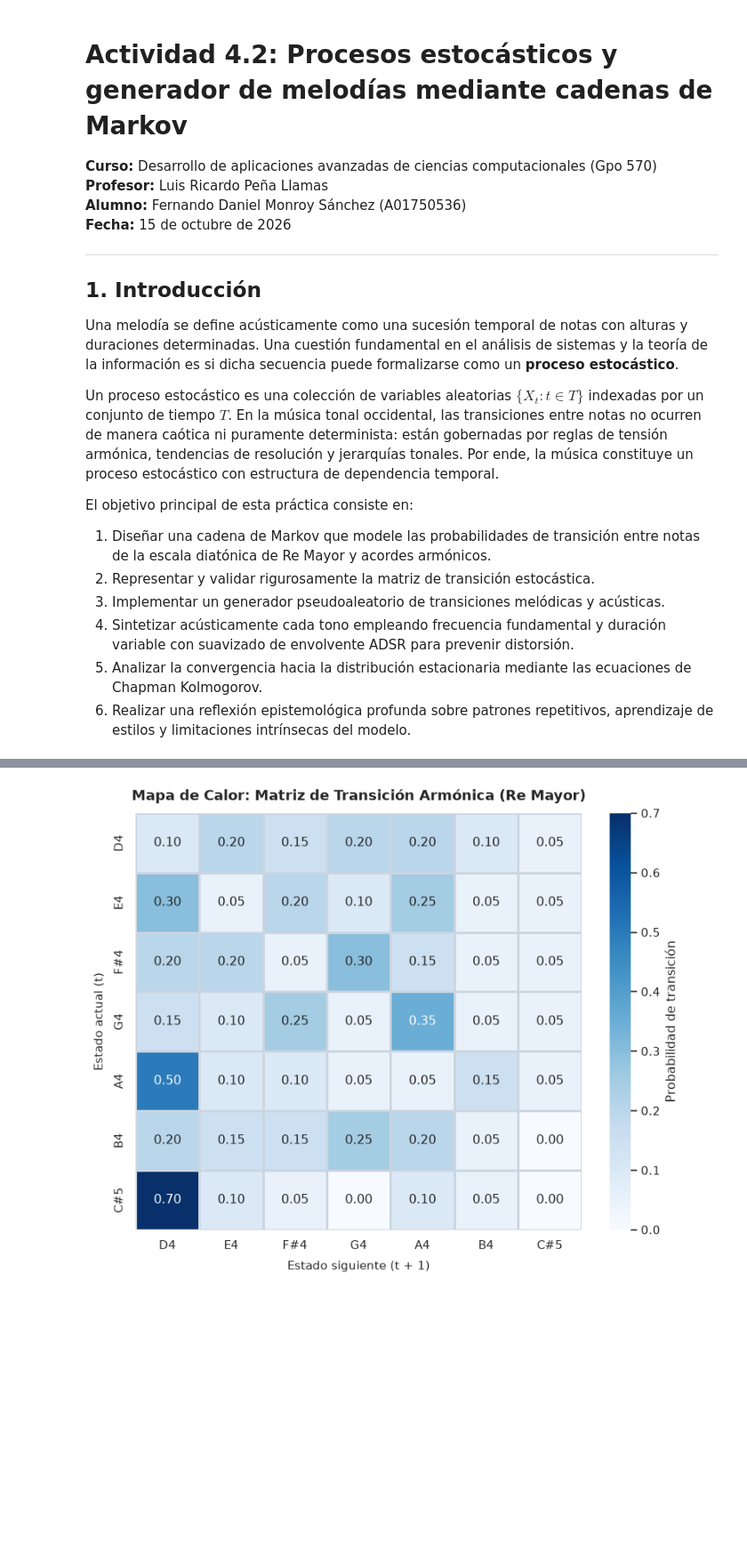
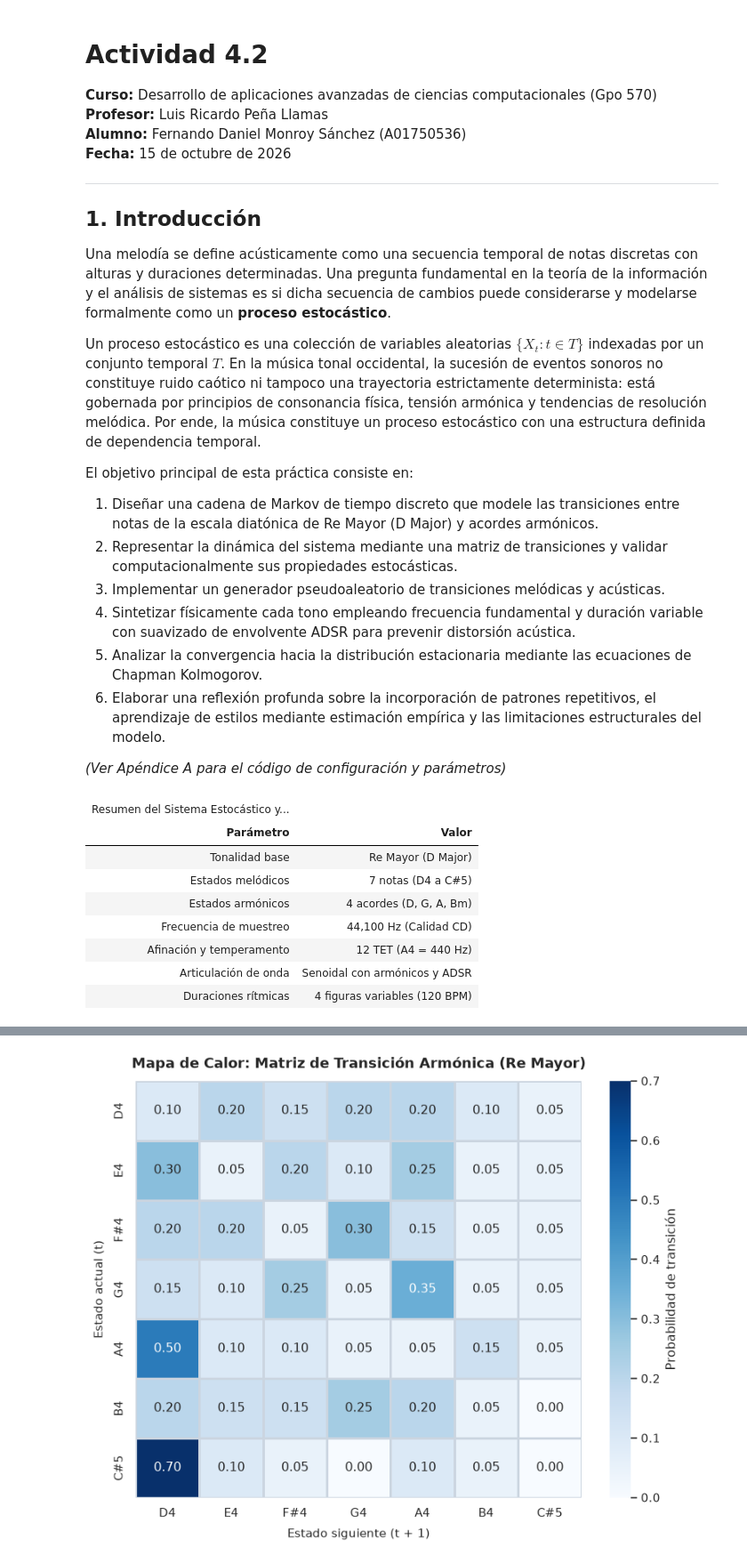
Before and after one commit to fdmonroy/TC3002B, a Jupyter notebook: m4-quant/act 2/notebooks/02_markov_melody_generator.ipynb, the cells around one changed output, grey strips where cells are left out. Shown at 89% size. Drawn from its saved outputs; the diff is of its cells as text; code cells hidden in the pictures; blank space fills up the shorter version.

```diff
--- a/m4-quant/act 2/notebooks/02_markov_melody_generator.ipynb
+++ b/m4-quant/act 2/notebooks/02_markov_melody_generator.ipynb
@@ -1,5 +1,5 @@
 # %% [markdown]
-# Actividad 4.2: Procesos estocásticos y generador de melodías mediante cadenas de Markov
+# Actividad 4.2
 
 **Curso:** Desarrollo de aplicaciones avanzadas de ciencias computacionales (Gpo 570)
 **Profesor:** Luis Ricardo Peña Llamas
@@ -10,17 +10,19 @@
 
 ## 1. Introducción
 
-Una melodía se define acústicamente como una sucesión temporal de notas con alturas y duraciones determinadas. Una cuestión fundamental en el análisis de sistemas y la teoría de la información es si dicha secuencia puede formalizarse como un **proceso estocástico**.
+Una melodía se define acústicamente como una secuencia temporal de notas discretas con alturas y duraciones determinadas. Una pregunta fundamental en la teoría de la información y el análisis de sistemas es si dicha secuencia de cambios puede considerarse y modelarse formalmente como un **proceso estocástico**.
 
-Un proceso estocástico es una colección de variables aleatorias $\{X_t : t \in T\}$ indexadas por un conjunto de tiempo $T$. En la música tonal occidental, las transiciones entre notas no ocurren de manera caótica ni puramente determinista: están gobernadas por reglas de tensión armónica, tendencias de resolución y jerarquías tonales. Por ende, la música constituye un proceso estocástico con estructura de dependencia temporal.
+Un proceso estocástico es una colección de variables aleatorias $\{X_t : t \in T\}$ indexadas por un conjunto temporal $T$. En la música tonal occidental, la sucesión de eventos sonoros no constituye ruido caótico ni tampoco una trayectoria estrictamente determinista: está gobernada por principios de consonancia física, tensión armónica y tendencias de resolución melódica. Por ende, la música constituye un proceso estocástico con una estructura definida de dependencia temporal.
 
 El objetivo principal de esta práctica consiste en:
-1. Diseñar una cadena de Markov que modele las probabilidades de transición entre notas de la escala diatónica de Re Mayor y acordes armónicos.
-2. Representar y validar rigurosamente la matriz de transición estocástica.
+1. Diseñar una cadena de Markov de tiempo discreto que modele las transiciones entre notas de la escala diatónica de Re Mayor (D Major) y acordes armónicos.
+2. Representar la dinámica del sistema mediante una matriz de transiciones y validar computacionalmente sus propiedades estocásticas.
 3. Implementar un generador pseudoaleatorio de transiciones melódicas y acústicas.
-4. Sintetizar acústicamente cada tono empleando frecuencia fundamental y duración variable con suavizado de envolvente ADSR para prevenir distorsión.
+4. Sintetizar físicamente cada tono empleando frecuencia fundamental y duración variable con suavizado de envolvente ADSR para prevenir distorsión acústica.
 5. Analizar la convergencia hacia la distribución estacionaria mediante las ecuaciones de Chapman Kolmogorov.
-6. Realizar una reflexión epistemológica profunda sobre patrones repetitivos, aprendizaje de estilos y limitaciones intrínsecas del modelo.
+6. Elaborar una reflexión profunda sobre la incorporación de patrones repetitivos, el aprendizaje de estilos mediante estimación empírica y las limitaciones estructurales del modelo.
+
+*(Ver Apéndice A para el código de configuración y parámetros)*
 # %%
 from pathlib import Path
 import re
@@ -35,36 +37,74 @@ from IPython.display import Audio, display
 def _gt_to_latex(self):
     latex_str = self.as_latex()
     latex_str = re.sub(r"\\begin\{table\}(\[[^\]]*\])?", r"\\begin{table}[H]\n\\centering", latex_str)
-    latex_str = latex_str.replace(r"\begin{tabular*}{\linewidth}", r"\begin{tabular*}{0.85\linewidth}")
-    latex_str = re.sub(r"\\fontsize\{[^}]+\}\{[^}]+\}\\selectfont", r"\\normalsize", latex_str)
+    col_match = re.search(r"\\begin\{tabular\*\}\{[^}]+\}\{(@\{\\extracolsep\{\\fill\}\}[a-z]+)\}", latex_str)
+    num_cols = len(col_match.group(1).replace("@{\\extracolsep{\\fill}}", "")) if col_match else 4
+    if num_cols >= 7:
+        latex_str = latex_str.replace(r"\begin{tabular*}{\linewidth}", r"\begin{tabular*}{\linewidth}")
+        latex_str = re.sub(r"\\fontsize\{[^}]+\}\{[^}]+\}\\selectfont", r"\\small", latex_str)
+    elif num_cols >= 5:
+        latex_str = latex_str.replace(r"\begin{tabular*}{\linewidth}", r"\begin{tabular*}{\linewidth}")
+        latex_str = re.sub(r"\\fontsize\{[^}]+\}\{[^}]+\}\\selectfont", r"\\normalsize", latex_str)
+    else:
+        latex_str = latex_str.replace(r"\begin{tabular*}{\linewidth}", r"\begin{tabular*}{0.85\linewidth}")
+        latex_str = re.sub(r"\\fontsize\{[^}]+\}\{[^}]+\}\\selectfont", r"\\normalsize", latex_str)
     latex_str = re.sub(r"\\caption\*\{\s*\{\\large\s+([^\}]+)\}\s*\}", r"\\caption*{\\textbf{\\normalsize \1}}", latex_str)
     return latex_str
 
 GT._repr_latex_ = _gt_to_latex
 
 from act_2.scales import (
     D_MAJOR_NOTES_OCT4,
     HARMONIC_TRANSITIONS_D_MAJOR,
     CHORD_STATES,
     CHORD_TRANSITION_MATRIX,
     note_to_freq,
     note_to_midi,
 )
 from act_2.tones import (
     DEFAULT_SAMPLE_RATE,
     generate_tone,
     generate_chord_tone,
     export_wav,
 )
 from act_2.markov import MarkovChain
 from act_2.melody_generator import MelodyGenerator
 from act_2.visualizer import (
     plot_transition_heatmap,
     plot_stationary_distribution,
     plot_melody_roll,
 )
 
 sns.set_theme(style="whitegrid", font_scale=0.95)
 plt.rcParams["axes.edgecolor"] = "#CBD5E0"
 plt.rcParams["axes.linewidth"] = 0.8
+
+# Resumen general del sistema estocástico y parámetros de síntesis
+overview_data = pd.DataFrame([
+    {"Parámetro": "Tonalidad base", "Valor": "Re Mayor (D Major)"},
+    {"Parámetro": "Estados melódicos", "Valor": "7 notas (D4 a C#5)"},
+    {"Parámetro": "Estados armónicos", "Valor": "4 acordes (D, G, A, Bm)"},
+    {"Parámetro": "Frecuencia de muestreo", "Valor": "44,100 Hz (Calidad CD)"},
+    {"Parámetro": "Afinación y temperamento", "Valor": "12 TET (A4 = 440 Hz)"},
+    {"Parámetro": "Articulación de onda", "Valor": "Senoidal con armónicos y ADSR"},
+    {"Parámetro": "Duraciones rítmicas", "Valor": "4 figuras variables (120 BPM)"},
+])
+
+gt_overview = (
+    GT(overview_data)
+    .tab_header(title="Resumen del Sistema Estocástico y Síntesis Acústica")
+    .cols_align(align="left", columns=["Parámetro"])
+    .cols_align(align="right", columns=["Valor"])
+)
+gt_overview
+# %% [output]
+| Resumen del Sistema Estocástico y... |  |
+| Parámetro | Valor |
+| Tonalidad base | Re Mayor (D Major) |
+| Estados melódicos | 7 notas (D4 a C#5) |
+| Estados armónicos | 4 acordes (D, G, A, Bm) |
+| Frecuencia de muestreo | 44,100 Hz (Calidad CD) |
+| Afinación y temperamento | 12 TET (A4 = 440 Hz) |
+| Articulación de onda | Senoidal con armónicos y ADSR |
+| Duraciones rítmicas | 4 figuras variables (120 BPM) |
 # %% [markdown]
```
Also changed, not shown: parts of 23 cells of this notebook, 5 other files.
